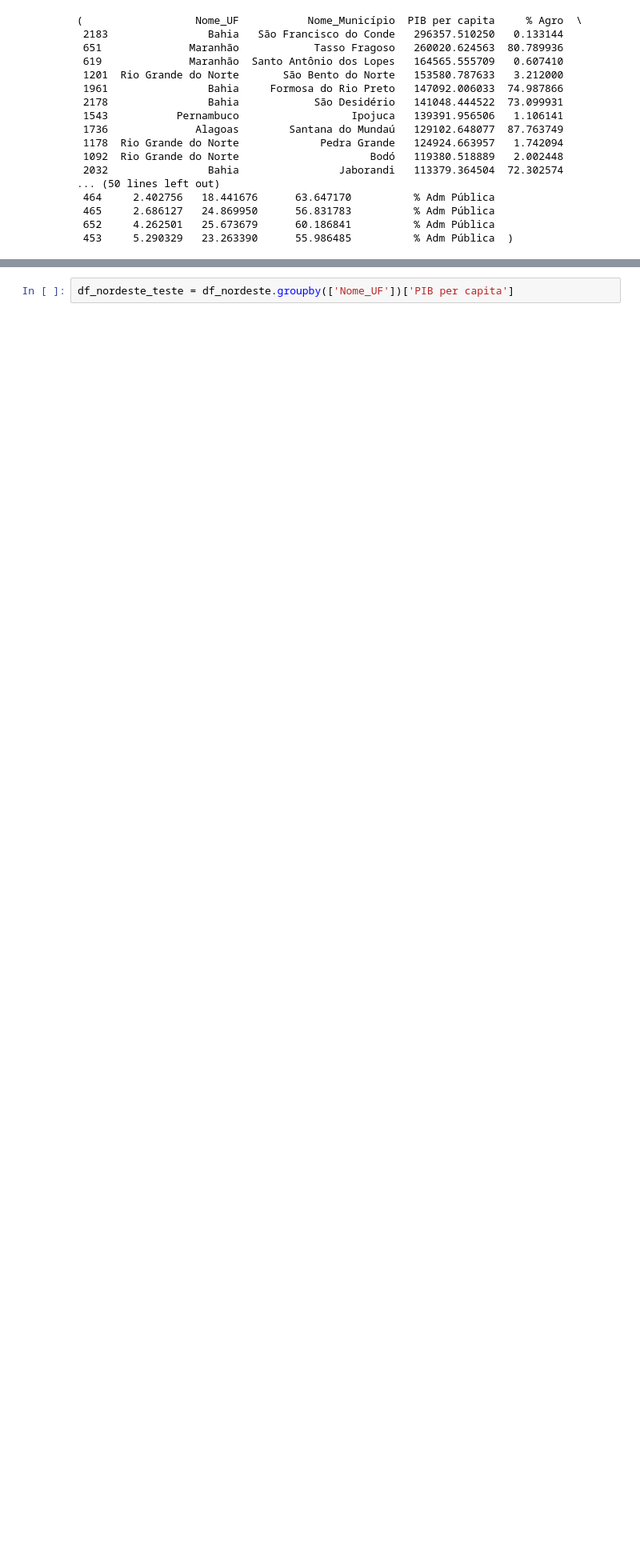
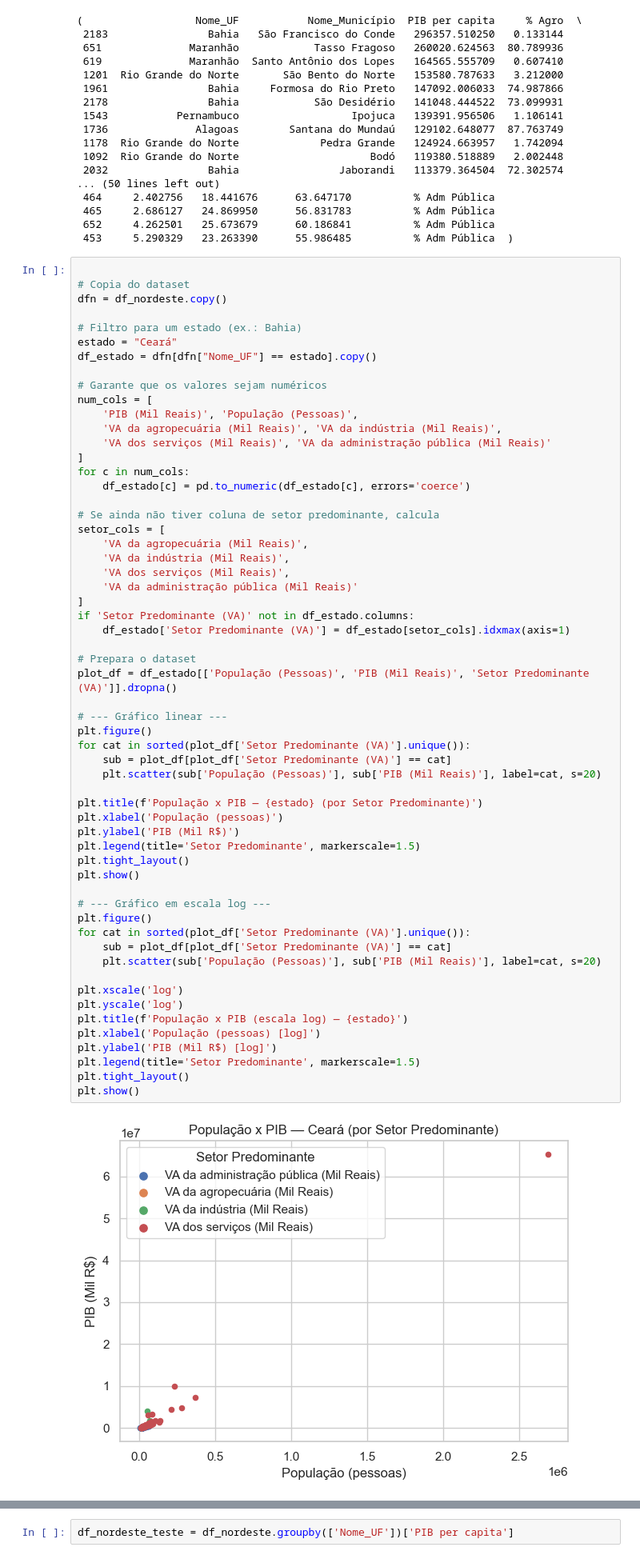
Before and after one commit to duddanobre/sidra-nordeste, a Jupyter notebook: nordeste.ipynb, the cells around one changed output, grey strips where cells are left out. Shown at 80% size. Saved outputs shown, nothing was run; the diff lists cells and outputs as text; blank space fills up the shorter version.

Commit message:
grafico população x pib x setor predominante

```diff
--- a/nordeste.ipynb
+++ b/nordeste.ipynb
@@ -390,3 +390,63 @@ top_list, bot_list
  465     2.686127   24.869950      56.831783          % Adm Pública
  652     4.262501   25.673679      60.186841          % Adm Pública
  453     5.290329   23.263390      55.986485          % Adm Pública  )
+# %%
+
+# Copia do dataset
+dfn = df_nordeste.copy()
+
+# Filtro para um estado (ex.: Bahia)
+estado = "Ceará"
+df_estado = dfn[dfn["Nome_UF"] == estado].copy()
+
+# Garante que os valores sejam numéricos
+num_cols = [
+    'PIB (Mil Reais)', 'População (Pessoas)',
+    'VA da agropecuária (Mil Reais)', 'VA da indústria (Mil Reais)',
+    'VA dos serviços (Mil Reais)', 'VA da administração pública (Mil Reais)'
+]
+for c in num_cols:
+    df_estado[c] = pd.to_numeric(df_estado[c], errors='coerce')
+
+# Se ainda não tiver coluna de setor predominante, calcula
+setor_cols = [
+    'VA da agropecuária (Mil Reais)',
+    'VA da indústria (Mil Reais)',
+    'VA dos serviços (Mil Reais)',
+    'VA da administração pública (Mil Reais)'
+]
+if 'Setor Predominante (VA)' not in df_estado.columns:
+    df_estado['Setor Predominante (VA)'] = df_estado[setor_cols].idxmax(axis=1)
+
+# Prepara o dataset
+plot_df = df_estado[['População (Pessoas)', 'PIB (Mil Reais)', 'Setor Predominante (VA)']].dropna()
+
+# --- Gráfico linear ---
+plt.figure()
+for cat in sorted(plot_df['Setor Predominante (VA)'].unique()):
+    sub = plot_df[plot_df['Setor Predominante (VA)'] == cat]
+    plt.scatter(sub['População (Pessoas)'], sub['PIB (Mil Reais)'], label=cat, s=20)
+
+plt.title(f'População x PIB — {estado} (por Setor Predominante)')
+plt.xlabel('População (pessoas)')
+plt.ylabel('PIB (Mil R$)')
+plt.legend(title='Setor Predominante', markerscale=1.5)
+plt.tight_layout()
+plt.show()
+
+# --- Gráfico em escala log ---
+plt.figure()
+for cat in sorted(plot_df['Setor Predominante (VA)'].unique()):
+    sub = plot_df[plot_df['Setor Predominante (VA)'] == cat]
+    plt.scatter(sub['População (Pessoas)'], sub['PIB (Mil Reais)'], label=cat, s=20)
+
+plt.xscale('log')
+plt.yscale('log')
+plt.title(f'População x PIB (escala log) — {estado}')
+plt.xlabel('População (pessoas) [log]')
+plt.ylabel('PIB (Mil R$) [log]')
+plt.legend(title='Setor Predominante', markerscale=1.5)
+plt.tight_layout()
+plt.show()
+# %% [output]
+[figure, added]
```
Also changed, not shown: parts of 4 cells of this notebook.
